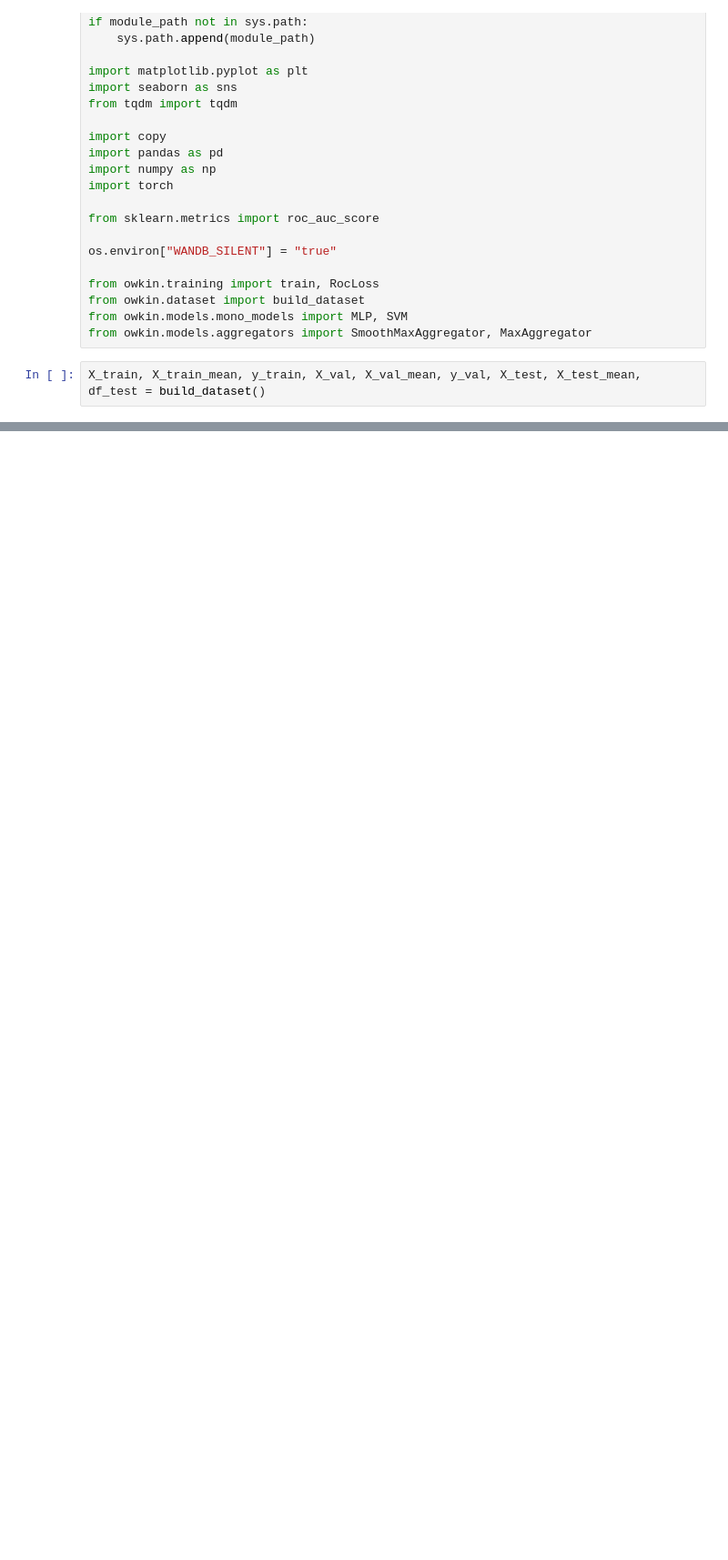
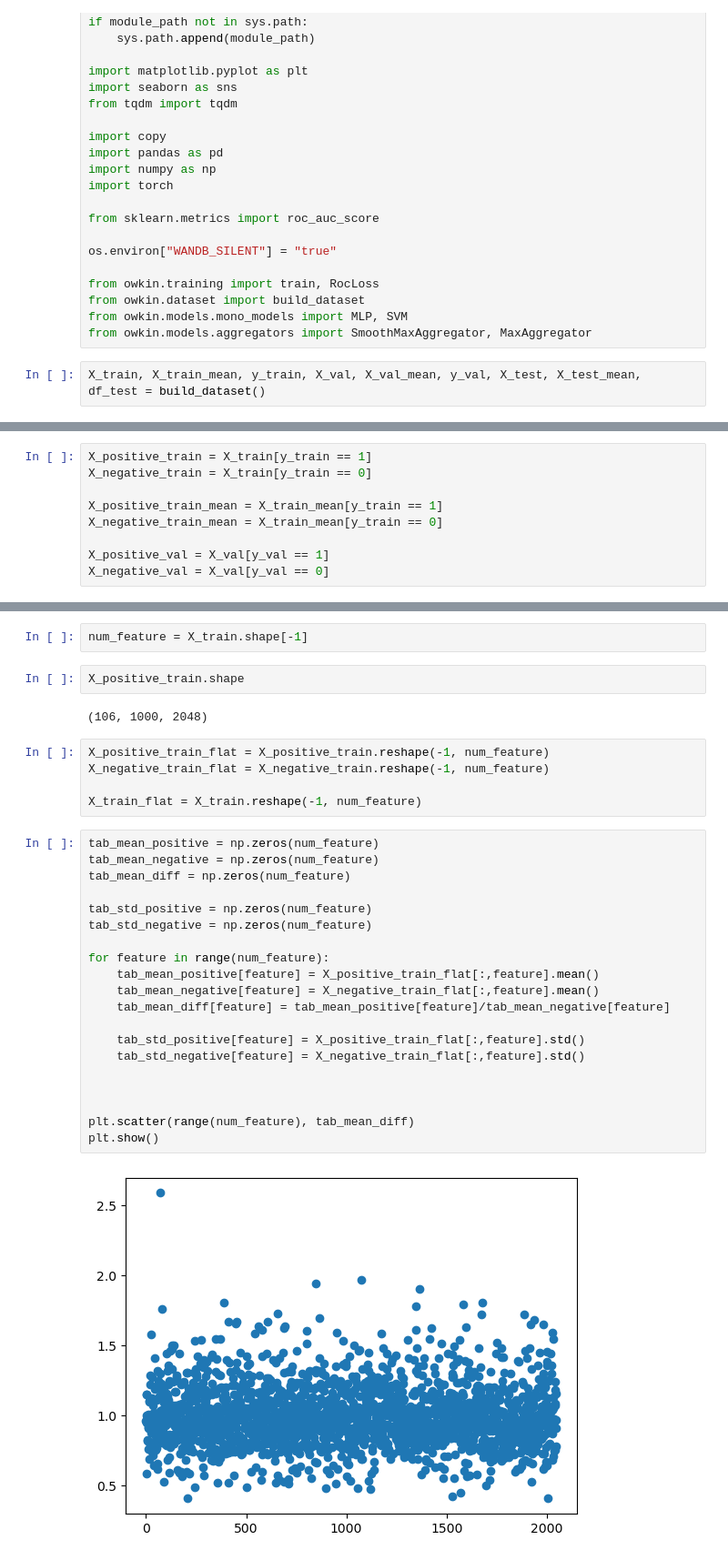
Before and after one commit to StanislasDOZIAS/OWKIN_challenge, a Jupyter notebook: notebooks/data_study.ipynb, the cells around one changed output, grey strips where cells are left out. Shown: that part at 91% size. Drawn from its saved outputs; the diff is of its cells as text; blank space fills up the shorter version.

```diff
--- a/notebooks/data_study.ipynb
+++ b/notebooks/data_study.ipynb
@@ -36,0 +42,9 @@ look at each features and see if we can see cool things (e.g. maybe need to reno
+# %%
+X_positive_train = X_train[y_train == 1]
+X_negative_train = X_train[y_train == 0]
+
+X_positive_train_mean = X_train_mean[y_train == 1]
+X_negative_train_mean = X_train_mean[y_train == 0]
+
+X_positive_val = X_val[y_val == 1]
+X_negative_val = X_val[y_val == 0]
@@ -36,0 +61,33 @@ look at each features and see if we can see cool things (e.g. maybe need to reno
+# %%
+num_feature = X_train.shape[-1]
+# %%
+X_positive_train.shape
+# %% [output]
+(106, 1000, 2048)
+# %%
+X_positive_train_flat = X_positive_train.reshape(-1, num_feature)
+X_negative_train_flat = X_negative_train.reshape(-1, num_feature)
+
+X_train_flat = X_train.reshape(-1, num_feature)
+# %%
+tab_mean_positive = np.zeros(num_feature)
+tab_mean_negative = np.zeros(num_feature)
+tab_mean_diff = np.zeros(num_feature)
+
+tab_std_positive = np.zeros(num_feature)
+tab_std_negative = np.zeros(num_feature)
+
+for feature in range(num_feature):
+    tab_mean_positive[feature] = X_positive_train_flat[:,feature].mean()
+    tab_mean_negative[feature] = X_negative_train_flat[:,feature].mean()
+    tab_mean_diff[feature] = tab_mean_positive[feature]/tab_mean_negative[feature]
+
+    tab_std_positive[feature] = X_positive_train_flat[:,feature].std()
+    tab_std_negative[feature] = X_negative_train_flat[:,feature].std()
+
+
+
+plt.scatter(range(num_feature), tab_mean_diff)
+plt.show()
+# %% [output]
+[figure, added]
```
Also changed, not shown: parts of 45 cells of this notebook, 2 other files.
